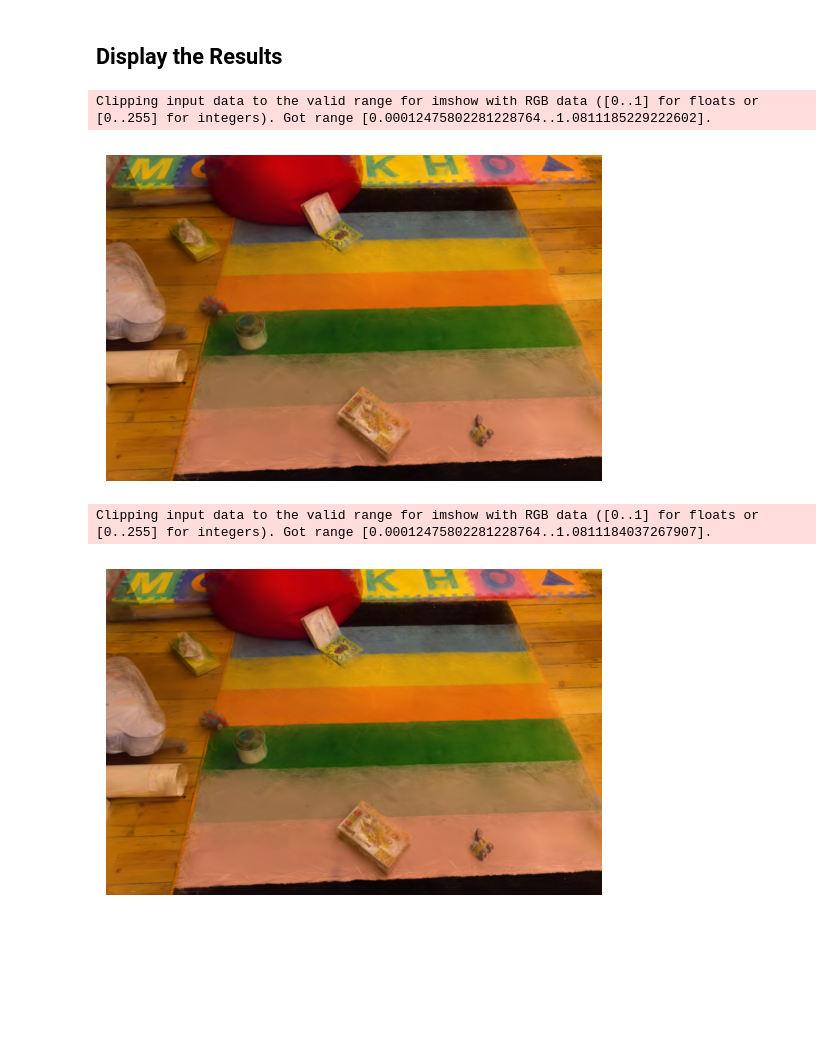
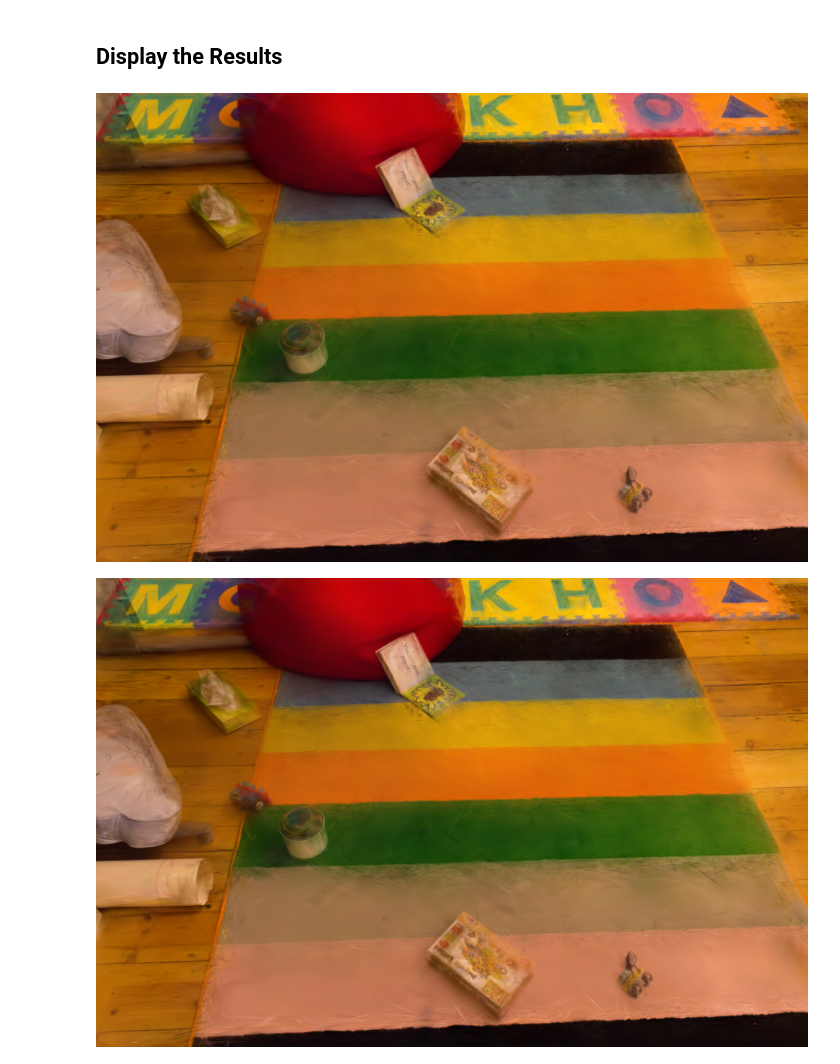
Before and after one commit to PLSE-Splats/clustering-exploration, a Jupyter notebook: src/clustering_exploration/binned_clustering.ipynb, the cells around one changed output. Saved outputs shown, nothing was run; the diff lists cells and outputs as text; code cells hidden in the pictures; blank space fills up the shorter version.

Commit message:
9 export extracted splats data so it can be reloaded more quickly (#15)
* Export logic

* Save and load from cache

* Updated to use cache

```diff
--- a/src/clustering_exploration/binned_clustering.ipynb
+++ b/src/clustering_exploration/binned_clustering.ipynb
@@ -3,7 +3,7 @@
 Commutative-ly combine splats of similar depth to reduce sorting and improve performance.
 # %%
 # Path to the CSV file containing the collected splats.
-CSV_FILE_PATH = "data/collected_splats.csv"
+DATA_NAME = "collected_splats"
 
 # Number of bins to use.
 NUMBER_OF_BINS = 5
@@ -44,3 +15,5 @@ splats = raw_splats.reshape((IMAGE_HEIGHT * IMAGE_WIDTH, raw_splats.shape[1] //
+# %%
+splats = load_splats(DATA_NAME)
 # %% [markdown]
 # Cluster Splats
 - Create N bins from the minimum non-zero depth to the maximum depth.
@@ -155,16 +142,10 @@ import matplotlib.pyplot as plt
 # %%
 # Display the sorted image.
-plt.imshow(np.array(computed_image).reshape((IMAGE_HEIGHT, IMAGE_WIDTH, 3)))
-plt.axis('off')
-plt.savefig("output/binned_clustering_sorted.png", bbox_inches="tight", pad_inches=0)
+display(save_array_to_image(np.array(computed_image).reshape((IMAGE_HEIGHT, IMAGE_WIDTH, 3)), "binned_clustering_sorted"))
 # %% [output]
-Clipping input data to the valid range for imshow with RGB data ([0..1] for floats or [0..255] for integers). Got range [0.00012475802281228764..1.0811185229222602].
-[figure, old version]
+[figure, new version]
 # %%
 # Display the shuffled image.
-plt.imshow(np.array(computed_shuffled_image).reshape((IMAGE_HEIGHT, IMAGE_WIDTH, 3)))
-plt.axis('off')
-plt.savefig("output/binned_clustering.png", bbox_inches="tight", pad_inches=0)
+display(save_array_to_image(np.array(computed_shuffled_image).reshape((IMAGE_HEIGHT, IMAGE_WIDTH, 3)), "binned_clustering"))
 # %% [output]
-Clipping input data to the valid range for imshow with RGB data ([0..1] for floats or [0..255] for integers). Got range [0.00012475802281228764..1.0811184037267907].
-[figure, old version]
+[figure, new version]
```
Also changed, not shown: parts of 8 cells of this notebook, 8 other files.
